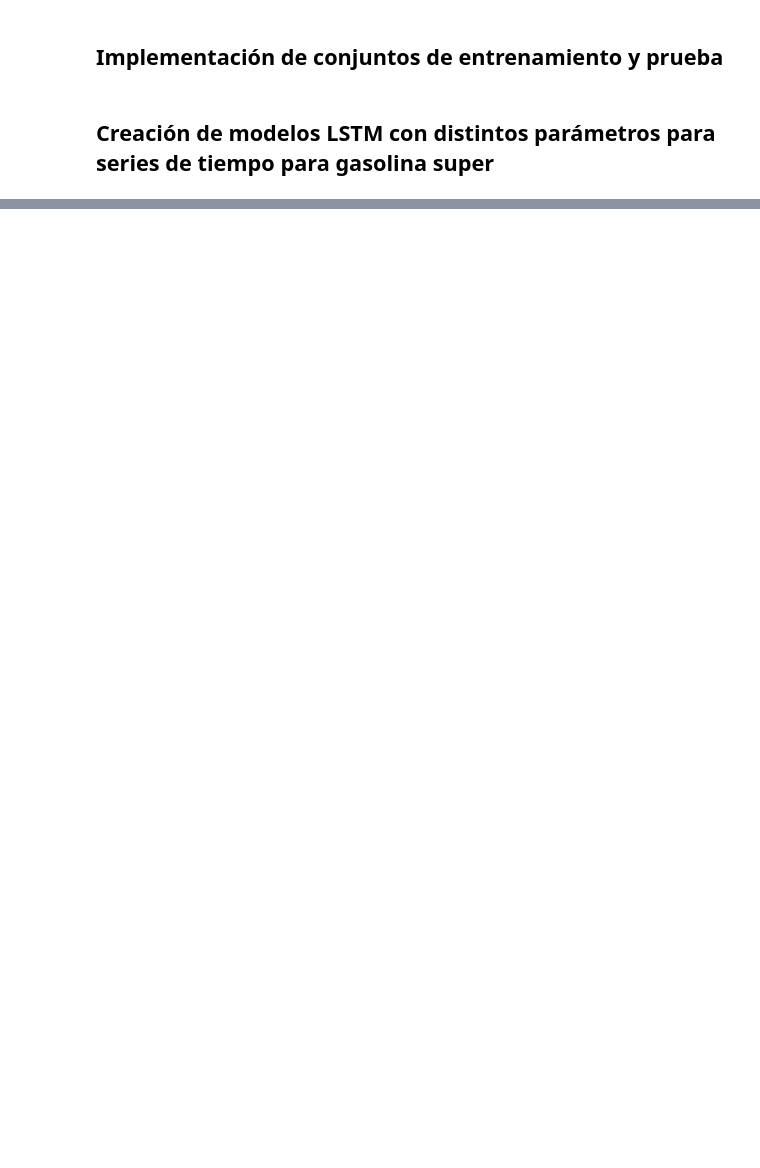
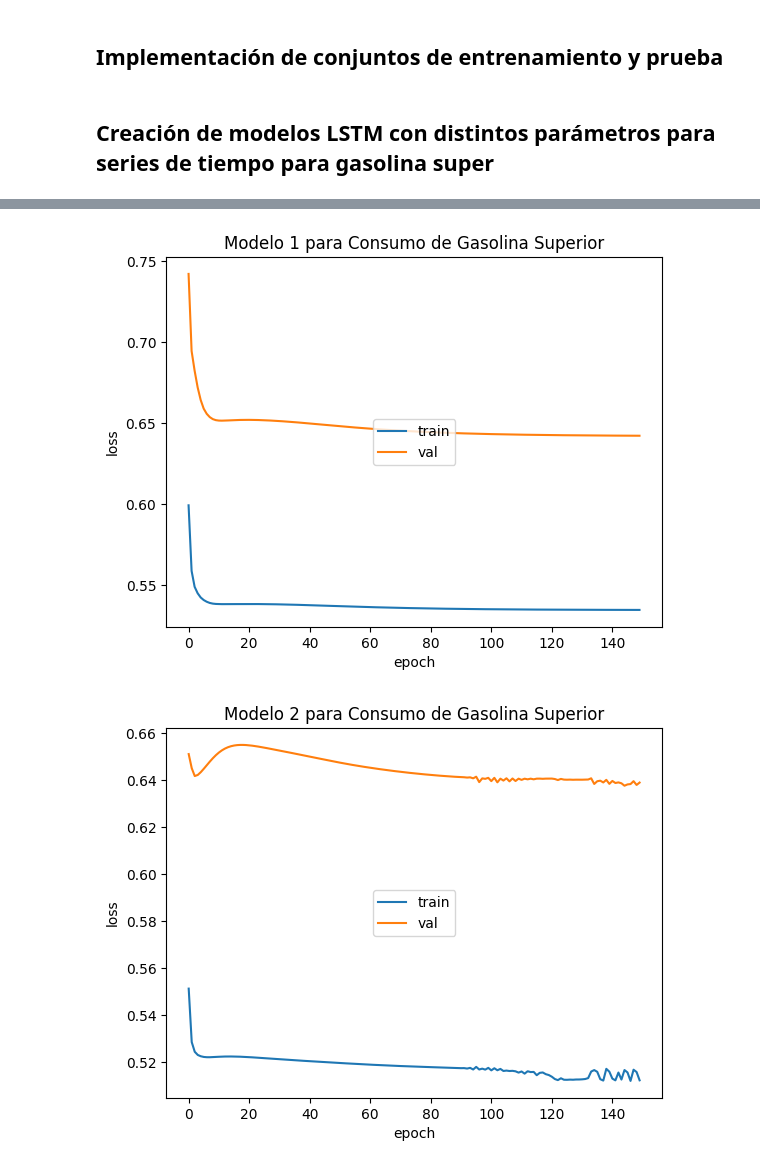
Before and after one commit to MarioGuerra21008/Lab3DataScience, a Jupyter notebook: lab3.ipynb, the cells around one changed output, grey strips where cells are left out. Cells and saved outputs as stored; diff of their text form; code cells hidden in the pictures; blank space fills up the shorter version.

```diff
--- a/lab3.ipynb
+++ b/lab3.ipynb
@@ -635,0 +679,9 @@ ValueError: object __array__ method not producing an array
+# %%
+# Compilación de modelos
+
+modelo1Consumo.compile(loss='mean_squared_error',optimizer=Adam(learning_rate=0.1), metrics = [RootMeanSquaredError()])
+modelo2Consumo.compile(loss='mean_squared_error',optimizer=Adam(learning_rate=0.1), metrics = [RootMeanSquaredError()])
+modelo1Importacion.compile(loss='mean_squared_error',optimizer=Adam(learning_rate=0.1), metrics = [RootMeanSquaredError()])
+modelo2Importacion.compile(loss='mean_squared_error',optimizer=Adam(learning_rate=0.1), metrics = [RootMeanSquaredError()])
+modelo1Precios.compile(loss='mean_squared_error',optimizer=Adam(learning_rate=0.1), metrics = [RootMeanSquaredError()])
+modelo2Precios.compile(loss='mean_squared_error',optimizer=Adam(learning_rate=0.1), metrics = [RootMeanSquaredError()])
@@ -635,0 +775,53 @@ ValueError: object __array__ method not producing an array
+# %%
+# Gráficos para pérdida en entrenamiento y validación.
+
+plt.plot(historyC1.history['loss'])
+plt.plot(historyC1.history['val_loss'])
+plt.title('Modelo 1 para Consumo de Gasolina Superior')
+plt.ylabel('loss')
+plt.xlabel('epoch')
+plt.legend(['train', 'val'], loc='center')
+plt.show()
+
+plt.plot(historyC2.history['loss'])
+plt.plot(historyC2.history['val_loss'])
+plt.title('Modelo 2 para Consumo de Gasolina Superior')
+plt.ylabel('loss')
+plt.xlabel('epoch')
+plt.legend(['train', 'val'], loc='center')
+plt.show()
+
+plt.plot(historyI1.history['loss'])
+plt.plot(historyI1.history['val_loss'])
+plt.title('Modelo 1 para Importación de Gasolina Superior')
+plt.ylabel('loss')
+plt.xlabel('epoch')
+plt.legend(['train', 'val'], loc='center')
+plt.show()
+
+plt.plot(historyI2.history['loss'])
+plt.plot(historyI2.history['val_loss'])
+plt.title('Modelo 2 para Importación de Gasolina Superior')
+plt.ylabel('loss')
+plt.xlabel('epoch')
+plt.legend(['train', 'val'], loc='center')
+plt.show()
+
+plt.plot(historyP1.history['loss'])
+plt.plot(historyP1.history['val_loss'])
+plt.title('Modelo 1 para Precios de Gasolina Superior')
+plt.ylabel('loss')
+plt.xlabel('epoch')
+plt.legend(['train', 'val'], loc='center')
+plt.show()
+
+plt.plot(historyP2.history['loss'])
+plt.plot(historyP2.history['val_loss'])
+plt.title('Modelo 2 para Precios de Gasolina Superior')
+plt.ylabel('loss')
+plt.xlabel('epoch')
+plt.legend(['train', 'val'], loc='center')
+plt.show()
+# %% [output]
+[figure, added]
+[figure, added]
```
Also changed, not shown: parts of 7 cells of this notebook.
